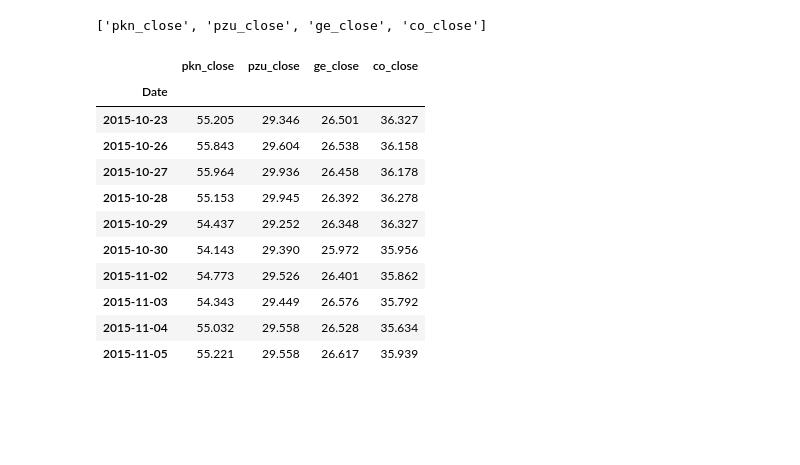
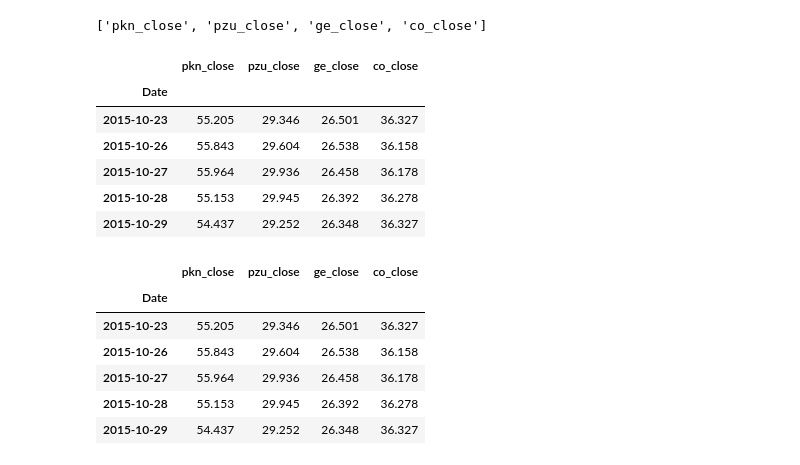
Before and after one commit to mietekdom/Data_Science_Cases, a Jupyter notebook: Stock_Market_All.ipynb, the cells around one changed output. Cells and saved outputs as stored; diff of their text form; code cells hidden in the pictures; blank space fills up the shorter version.

```diff
--- a/Stock_Market_All.ipynb
+++ b/Stock_Market_All.ipynb
@@ -76,17 +76,23 @@ data_close
 ['pkn_close', 'pzu_close', 'ge_close', 'co_close']
 # %%
 x = data_all[data_close] # dane - cena zamkniecia
-x.head(10)
+x.head()
 # %% [output]
 |  | pkn_close | pzu_close | ge_close | co_close |
 | Date |  |  |  |  |
 | 2015-10-23 | 55.205 | 29.346 | 26.501 | 36.327 |
 | 2015-10-26 | 55.843 | 29.604 | 26.538 | 36.158 |
 | 2015-10-27 | 55.964 | 29.936 | 26.458 | 36.178 |
 | 2015-10-28 | 55.153 | 29.945 | 26.392 | 36.278 |
 | 2015-10-29 | 54.437 | 29.252 | 26.348 | 36.327 |
-| 2015-10-30 | 54.143 | 29.390 | 25.972 | 35.956 |
-| 2015-11-02 | 54.773 | 29.526 | 26.401 | 35.862 |
-| 2015-11-03 | 54.343 | 29.449 | 26.576 | 35.792 |
-| 2015-11-04 | 55.032 | 29.558 | 26.528 | 35.634 |
-| 2015-11-05 | 55.221 | 29.558 | 26.617 | 35.939 |
+# %%
+x_2020 = x['2020-01-01' : ] #dane od początku 2020 roku
+x.head(5)
+# %% [output]
+|  | pkn_close | pzu_close | ge_close | co_close |
+| Date |  |  |  |  |
+| 2015-10-23 | 55.205 | 29.346 | 26.501 | 36.327 |
+| 2015-10-26 | 55.843 | 29.604 | 26.538 | 36.158 |
+| 2015-10-27 | 55.964 | 29.936 | 26.458 | 36.178 |
+| 2015-10-28 | 55.153 | 29.945 | 26.392 | 36.278 |
+| 2015-10-29 | 54.437 | 29.252 | 26.348 | 36.327 |
```
Also changed, not shown: parts of 5 cells of this notebook.
